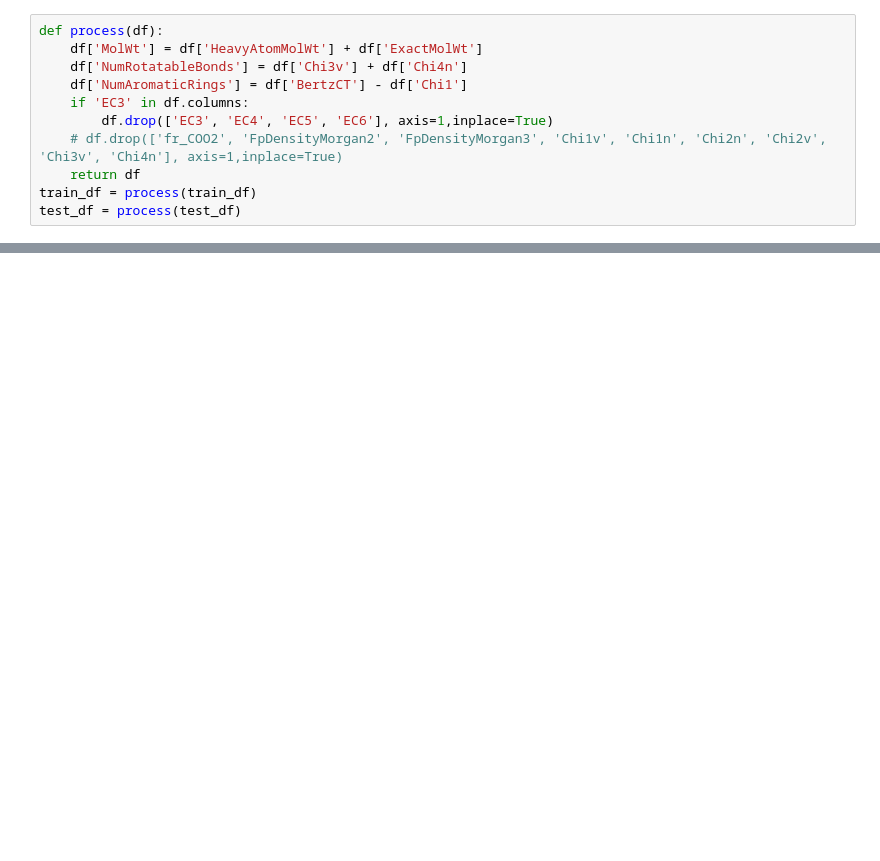
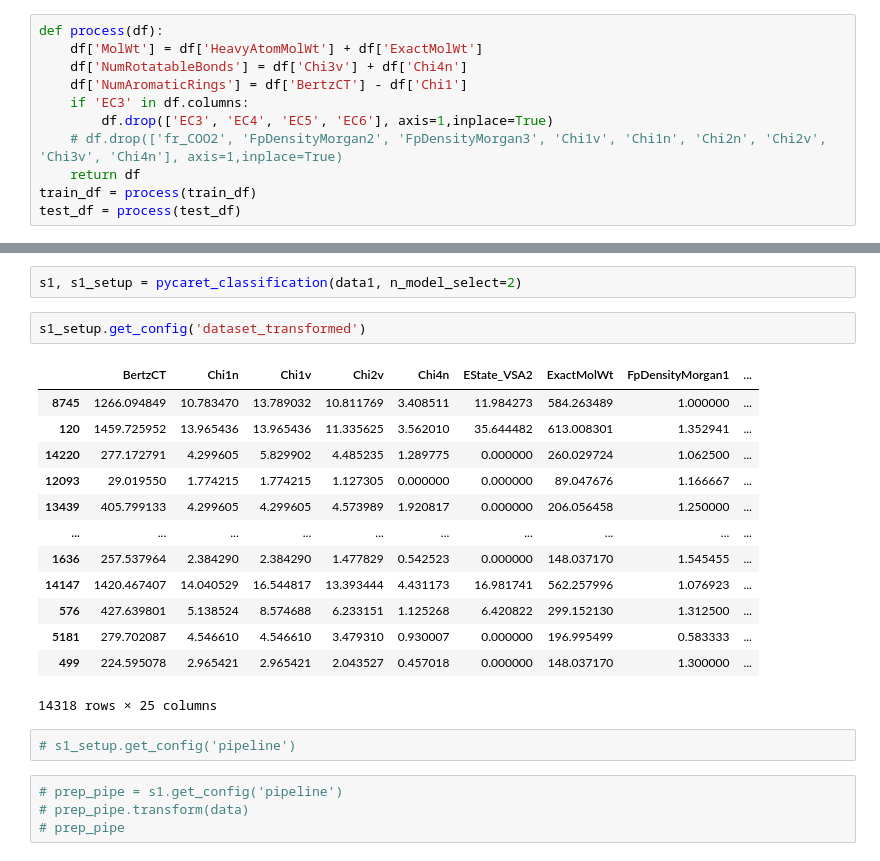
Before and after one commit to minghao51/vscode_micromamba, a Jupyter notebook: kaggle/pycaret/playground_s3e18.ipynb, the cells around one changed output, grey strips where cells are left out. Cells and saved outputs as stored; diff of their text form; blank space fills up the shorter version.

```diff
--- a/kaggle/pycaret/playground_s3e18.ipynb
+++ b/kaggle/pycaret/playground_s3e18.ipynb
@@ -58,3 +119,27 @@ Index(['id', 'BertzCT', 'Chi1', 'Chi1n', 'Chi1v', 'Chi2n', 'Chi2v', 'Chi3v',
+# %%
+s1, s1_setup = pycaret_classification(data1, n_model_select=2)
+# %%
+s1_setup.get_config('dataset_transformed')
+# %% [output]
+|  | BertzCT | Chi1n | Chi1v | Chi2v | Chi4n | EState_VSA2 | ExactMolWt | FpDensityMorgan1 | ... |
+| 8745 | 1266.094849 | 10.783470 | 13.789032 | 10.811769 | 3.408511 | 11.984273 | 584.263489 | 1.000000 | ... |
+| 120 | 1459.725952 | 13.965436 | 13.965436 | 11.335625 | 3.562010 | 35.644482 | 613.008301 | 1.352941 | ... |
+| 14220 | 277.172791 | 4.299605 | 5.829902 | 4.485235 | 1.289775 | 0.000000 | 260.029724 | 1.062500 | ... |
+| 12093 | 29.019550 | 1.774215 | 1.774215 | 1.127305 | 0.000000 | 0.000000 | 89.047676 | 1.166667 | ... |
+| 13439 | 405.799133 | 4.299605 | 4.299605 | 4.573989 | 1.920817 | 0.000000 | 206.056458 | 1.250000 | ... |
+| ... | ... | ... | ... | ... | ... | ... | ... | ... | ... |
+| 1636 | 257.537964 | 2.384290 | 2.384290 | 1.477829 | 0.542523 | 0.000000 | 148.037170 | 1.545455 | ... |
+| 14147 | 1420.467407 | 14.040529 | 16.544817 | 13.393444 | 4.431173 | 16.981741 | 562.257996 | 1.076923 | ... |
+| 576 | 427.639801 | 5.138524 | 8.574688 | 6.233151 | 1.125268 | 6.420822 | 299.152130 | 1.312500 | ... |
+| 5181 | 279.702087 | 4.546610 | 4.546610 | 3.479310 | 0.930007 | 0.000000 | 196.995499 | 0.583333 | ... |
+| 499 | 224.595078 | 2.965421 | 2.965421 | 2.043527 | 0.457018 | 0.000000 | 148.037170 | 1.300000 | ... |
+14318 rows × 25 columns
+# %%
+# s1_setup.get_config('pipeline')
+# %%
+# prep_pipe = s1.get_config('pipeline')
+# prep_pipe.transform(data)
+# prep_pipe
 # %%
 
 # init setup
```
Also changed, not shown: parts of 15 cells of this notebook.
